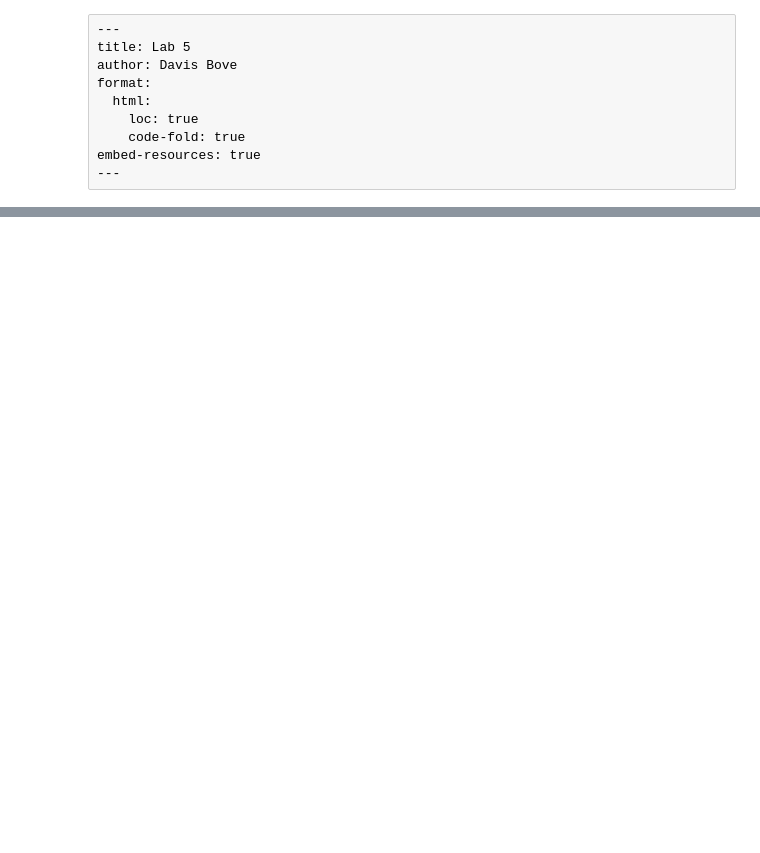
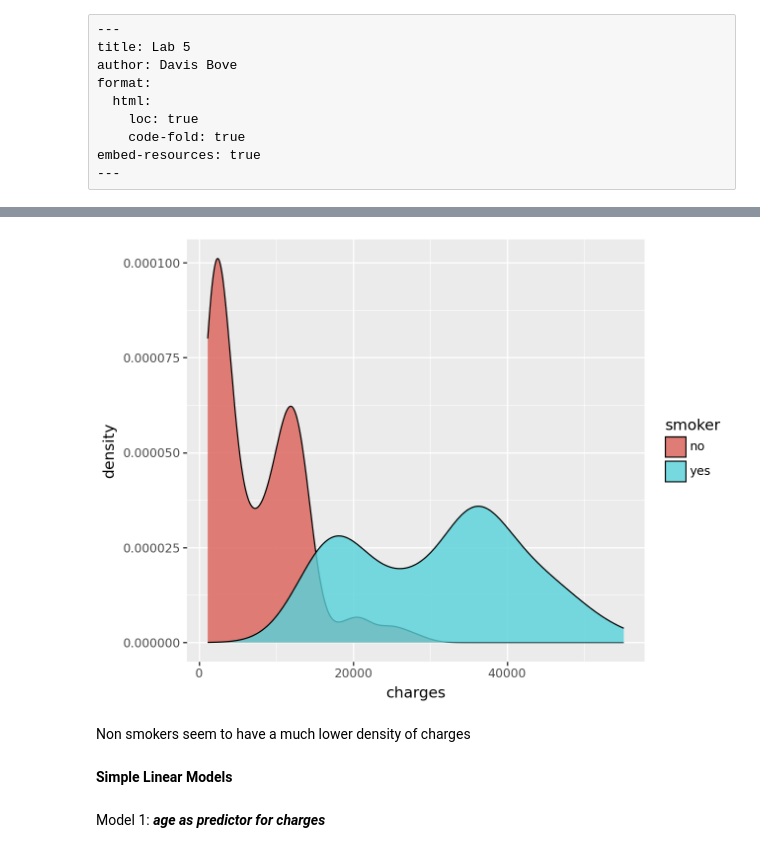
Before and after one commit to davisbove/GSB_544, a Jupyter notebook: Lab_5/lab_5.ipynb, the cells around one changed output, grey strips where cells are left out. Drawn from its saved outputs; the diff is of its cells as text; code cells hidden in the pictures; blank space fills up the shorter version.

```diff
--- a/Lab_5/lab_5.ipynb
+++ b/Lab_5/lab_5.ipynb
@@ -44,0 +56,8 @@ Data["male"]= sex["sex_male"]
+# %%
+(ggplot(Data, aes(x= "charges", fill = "smoker")) + geom_density(alpha = 0.8))
+# %% [output]
+[figure, added]
+# %% [markdown]
+Non smokers seem to have a much lower density of charges
+# %% [markdown]
+**Simple Linear Models**
@@ -44,0 +70,3 @@ Data["male"]= sex["sex_male"]
+# %% [markdown]
+Model 1:
+***age as predictor for charges***
```
Also changed, not shown: parts of 29 cells of this notebook.
